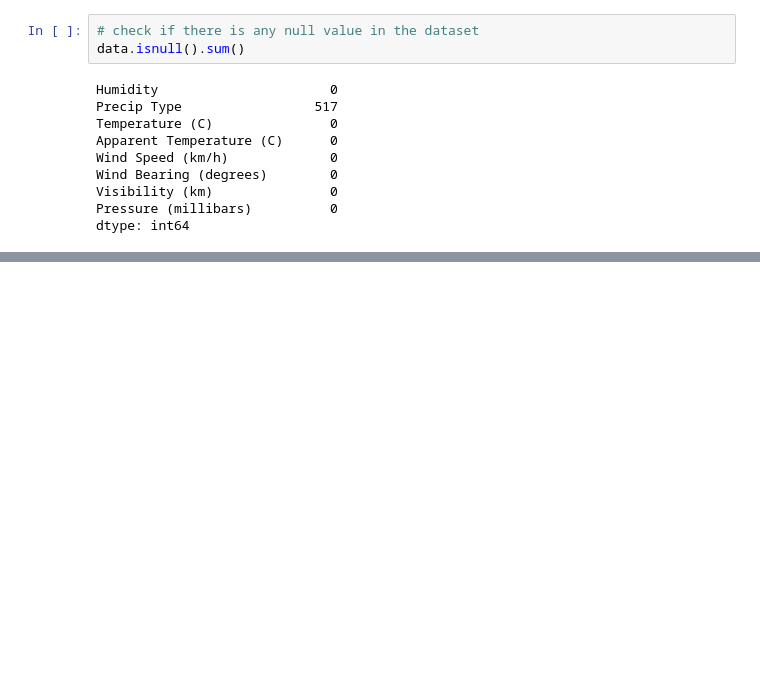
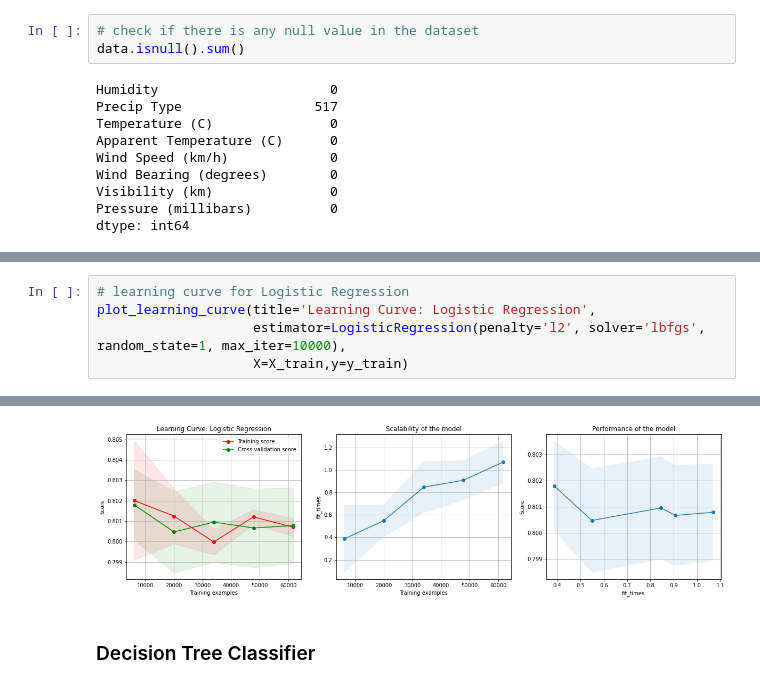
Before and after one commit to faisalbegins/MLMiniProjectOne, a Jupyter notebook: notebooks/HumidityPrediction.ipynb, the cells around one changed output, grey strips where cells are left out. Drawn from its saved outputs; the diff is of its cells as text; blank space fills up the shorter version.

```diff
--- a/notebooks/HumidityPrediction.ipynb
+++ b/notebooks/HumidityPrediction.ipynb
@@ -298,0 +217,6 @@ optimized_knn.score(X_test, Y_test)
+# %%
+# learning curve for Logistic Regression
+plot_learning_curve(title='Learning Curve: Logistic Regression',
+                    estimator=LogisticRegression(penalty='l2', solver='lbfgs', random_state=1, max_iter=10000),
+                    X=X_train,y=y_train)
+# %% [output]
@@ -298,0 +224,3 @@ optimized_knn.score(X_test, Y_test)
+[figure, added]
+# %% [markdown]
+### Decision Tree Classifier
```
Also changed, not shown: parts of 66 cells of this notebook, 1 other file.
